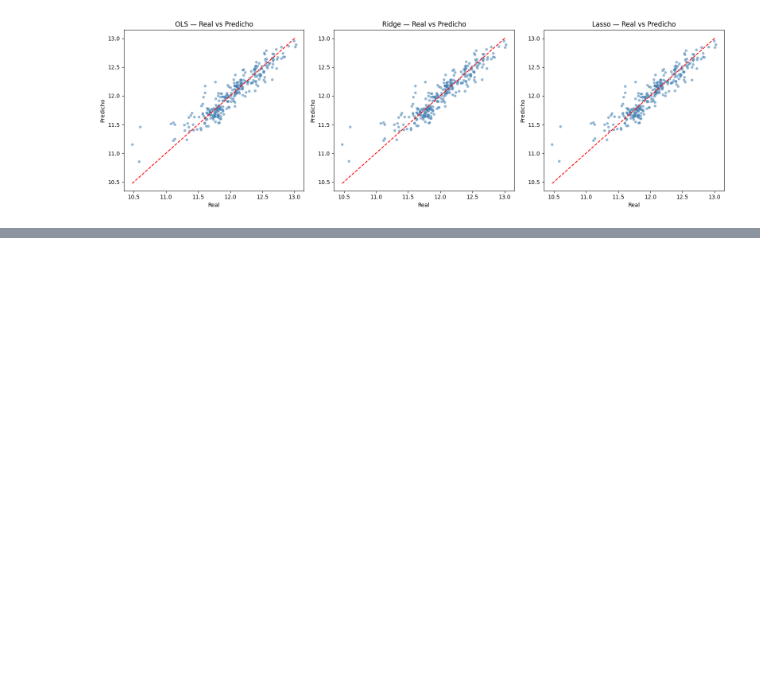
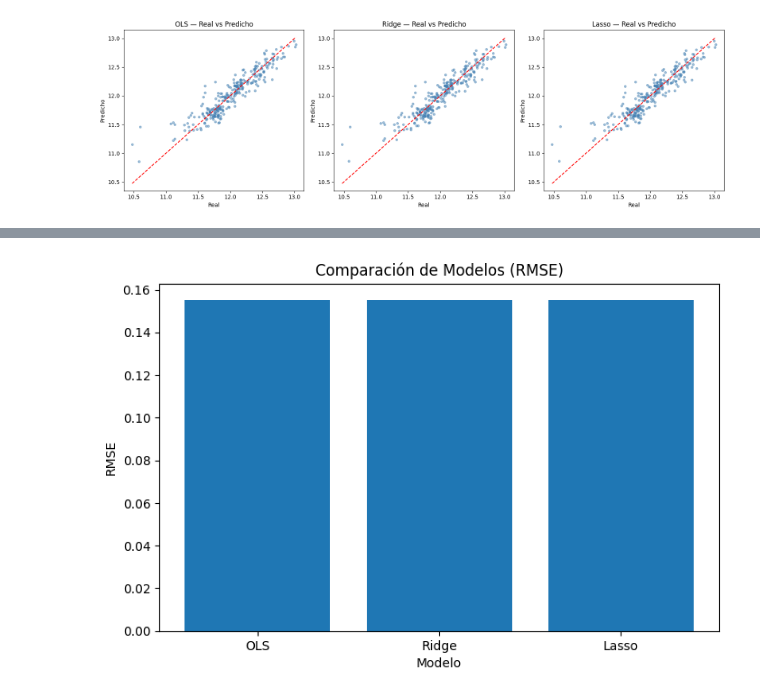
Before and after one commit to AleWWH1104/Lab3-md, a Jupyter notebook: avances.ipynb, the cells around one changed output, grey strips where cells are left out. Saved outputs shown, nothing was run; the diff lists cells and outputs as text; code cells hidden in the pictures; blank space fills up the shorter version.

```diff
--- a/avances.ipynb
+++ b/avances.ipynb
@@ -508,3 +510,34 @@ OLS    → RMSE: 0.1551 | R²: 0.8573 | MAE: 0.1127
 Ridge  → RMSE: 0.1551 | R²: 0.8572 | MAE: 0.1127
 Lasso  → RMSE: 0.1551 | R²: 0.8573 | MAE: 0.1128
 [figure]
+# %%
+modelos = {
+    "OLS": pred_ols_test,
+    "Ridge": pred_ridge_test,
+    "Lasso": pred_lasso_test
+}
+
+n = len(y_test)
+k = X_test.shape[1]
+
+resultados = []
+
+for nombre, pred in modelos.items():
+
+    mse = mean_squared_error(y_test, pred)
+    rmse = np.sqrt(mse)
+    mae = np.mean(np.abs(y_test - pred))
+    r2 = r2_score(y_test, pred)
+
+    # AIC y BIC
+    aic = n * np.log(mse) + 2 * k
+    bic = n * np.log(mse) + k * np.log(n)
+
+    resultados.append([nombre, r2, mae, mse, rmse, aic, bic])
+
+resultados_df = pd.DataFrame(
+    resultados,
+    columns=["Modelo", "R2", "MAE", "MSE", "RMSE", "AIC", "BIC"]
+)
+
+resultados_df
@@ -510,0 +575,14 @@ Lasso  → RMSE: 0.1551 | R²: 0.8573 | MAE: 0.1128
+# %%
+import matplotlib.pyplot as plt
+
+plt.figure(figsize=(8,5))
+
+plt.bar(resultados_df["Modelo"], resultados_df["RMSE"])
+
+plt.title("Comparación de Modelos (RMSE)")
+plt.ylabel("RMSE")
+plt.xlabel("Modelo")
+
+plt.show()
+# %% [output]
+[figure, added]
```
Also changed, not shown: parts of 6 cells of this notebook, 2 other files.
